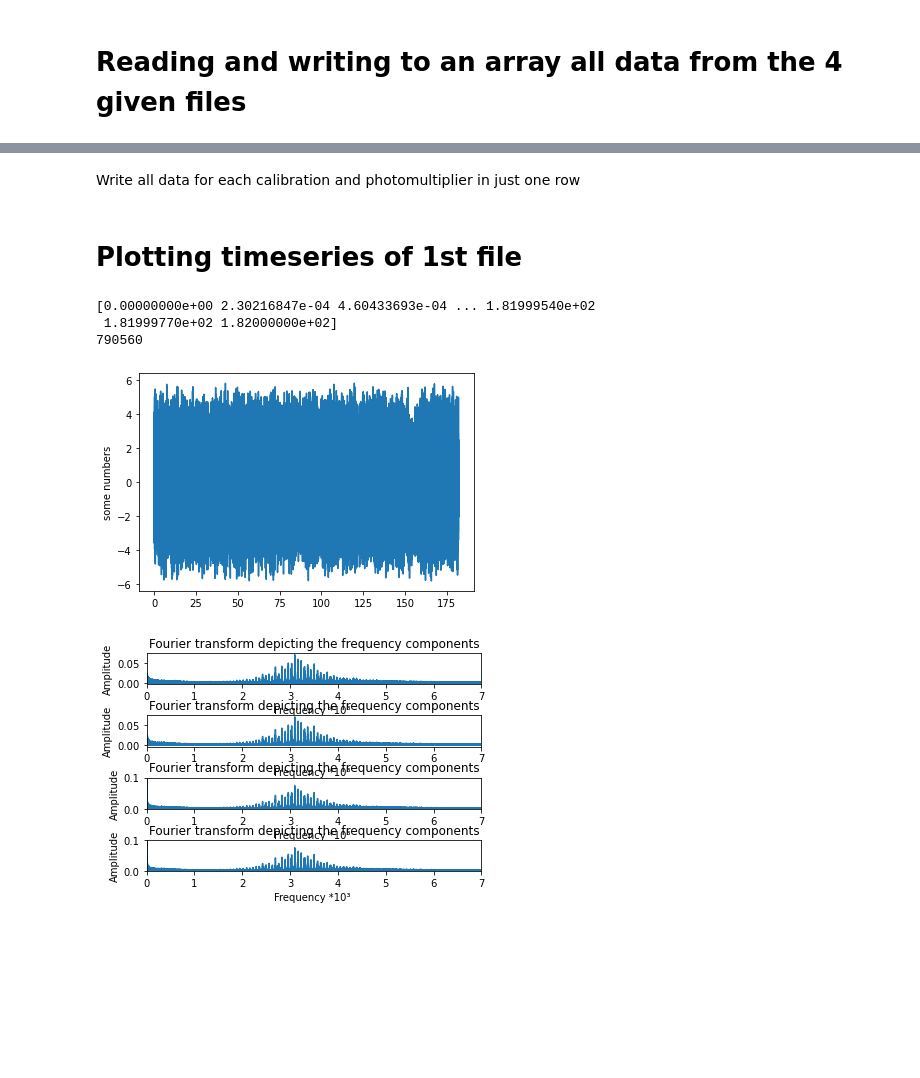
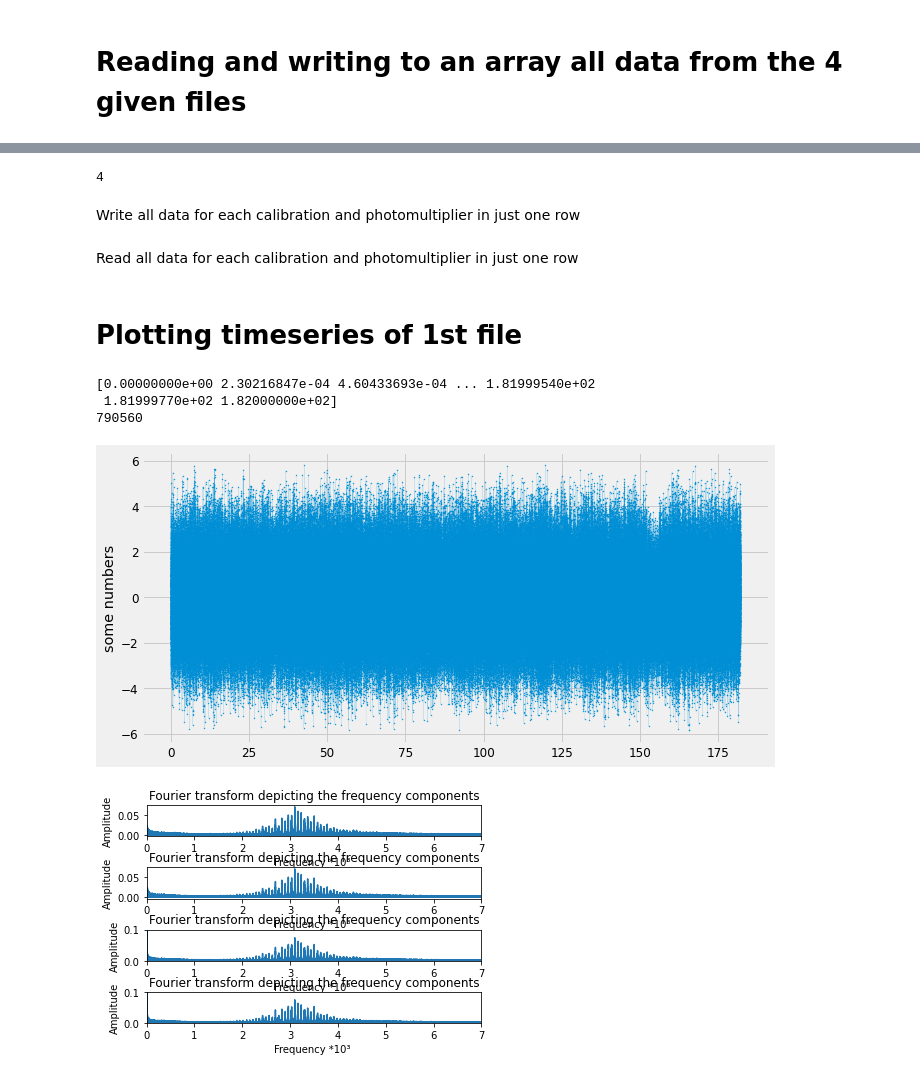
Before and after one commit to rita-png/astrophysics-laboratory, a Jupyter notebook: Sun.ipynb, the cells around one changed output, grey strips where cells are left out. Cells and saved outputs as stored; diff of their text form; code cells hidden in the pictures; blank space fills up the shorter version.

```diff
--- a/Sun.ipynb
+++ b/Sun.ipynb
@@ -72,3 +82,7 @@ print(len(data))
+# %%
+print(count)
+# %% [output]
+4
 # %% [markdown]
 Write all data for each calibration and photomultiplier in just one row
 # %%
@@ -79,29 +93,38 @@ for i in range(len(data)):
         writer = csv.writer(f)
         writer.writerow(data[i])
+# %% [markdown]
+Read all data for each calibration and photomultiplier in just one row
 # %% [markdown]
 # Plotting timeseries of 1st file
 # %%
 import matplotlib.pyplot as plt
 import numpy as np
 import seaborn as sns
 tips = sns.load_dataset('tips')
 
 #183 days
 plt_x = np.linspace(0, 182, 790560)
 print(plt_x)
 print(len(plt_x))
 
+"""c = np.full(len(plt_x), 1)
+print(c)"""
 
 
-plt.plot(plt_x, data[0])
+with plt.style.context('fivethirtyeight'):
+    #plt.scatter(plt_x, data[0], linewidth=1,cmap = 'Blues', alpha=0.4,s=5,c=plt_x)
+    plt.rcParams.update({'font.size': 12})
+    plt.rcParams["figure.figsize"] = (10,5)
+    plt.scatter(plt_x, data[0], cmap = 'Blues', alpha=0.8,s=1)
+    plt.plot(plt_x, data[0], linewidth=0.1, alpha=0.8)
 
 plt.ylabel('some numbers')
 plt.show()
 # %% [output]
 [0.00000000e+00 2.30216847e-04 4.60433693e-04 ... 1.81999540e+02
  1.81999770e+02 1.82000000e+02]
 790560
-[figure, old version]
+[figure, new version]
 # %%
 # From Pythonic: Applying Fourier Transform In Python Using Numpy.fft
 
```
Also changed, not shown: parts of 32 cells of this notebook.
